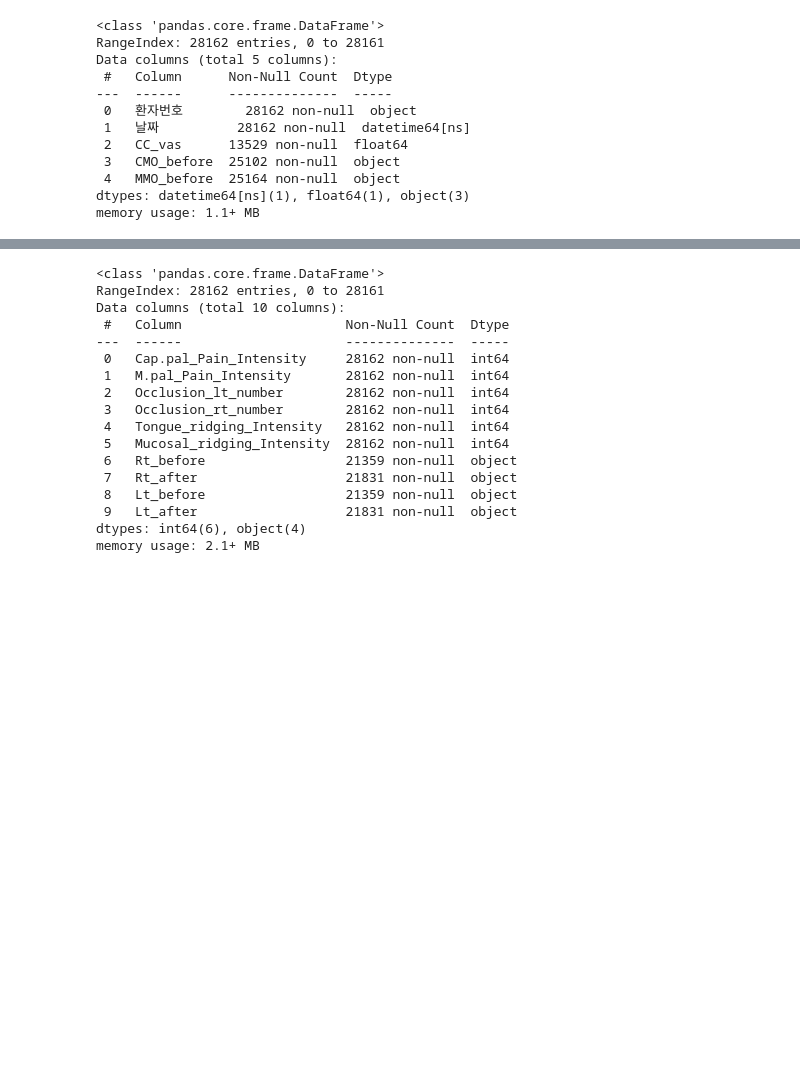
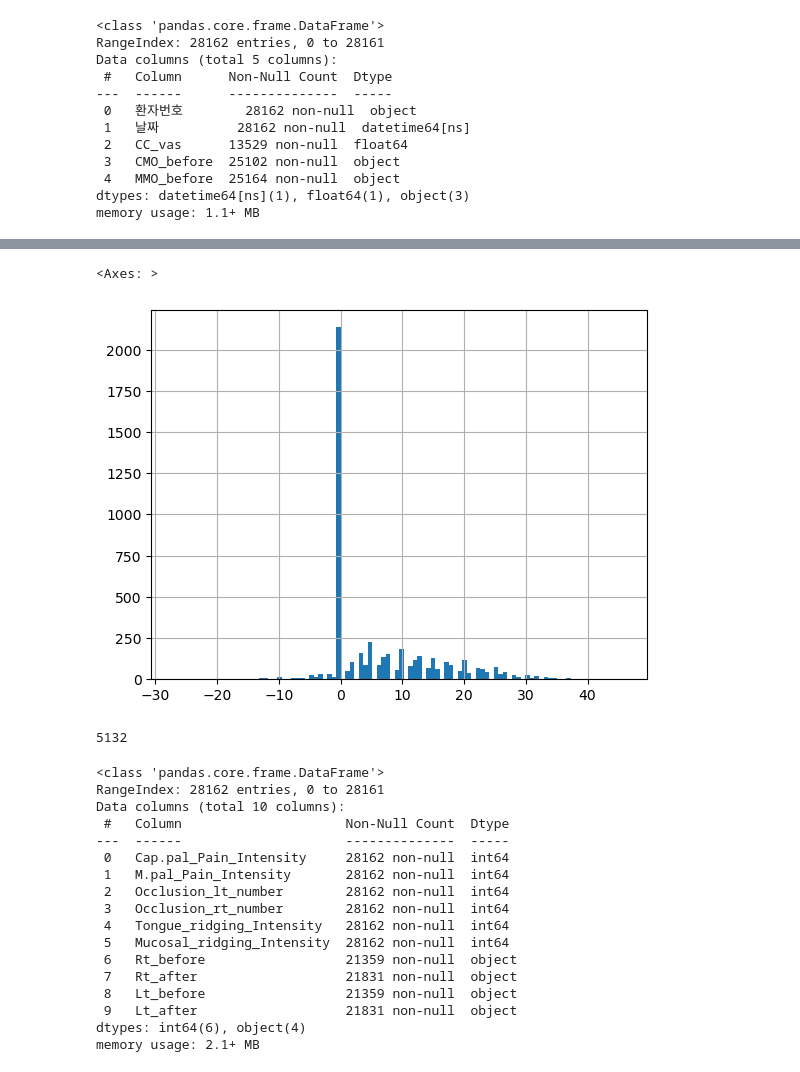
Before and after one commit to skadudd/prj_centum, a Jupyter notebook: gpt_classifier/classifier.ipynb, the cells around one changed output, grey strips where cells are left out. Cells and saved outputs as stored; diff of their text form; code cells hidden in the pictures; blank space fills up the shorter version.

```diff
--- a/gpt_classifier/classifier.ipynb
+++ b/gpt_classifier/classifier.ipynb
@@ -433,3 +419,13 @@ patient_progress.sample(10)
+# %%
+patient_progress.CMO_before_차이.hist(bins=100)
+# %% [output]
+<Axes: >
+[figure, added]
+# %%
+len(patient_progress.query("CMO_before_차이 == 0"))
+len(patient_progress)
+# %% [output]
+5132
 # %%
 df[[ 'Cap.pal_Pain_Intensity',
  'M.pal_Pain_Intensity',
```
Also changed, not shown: parts of 1 cell of this notebook, 1 other file.
